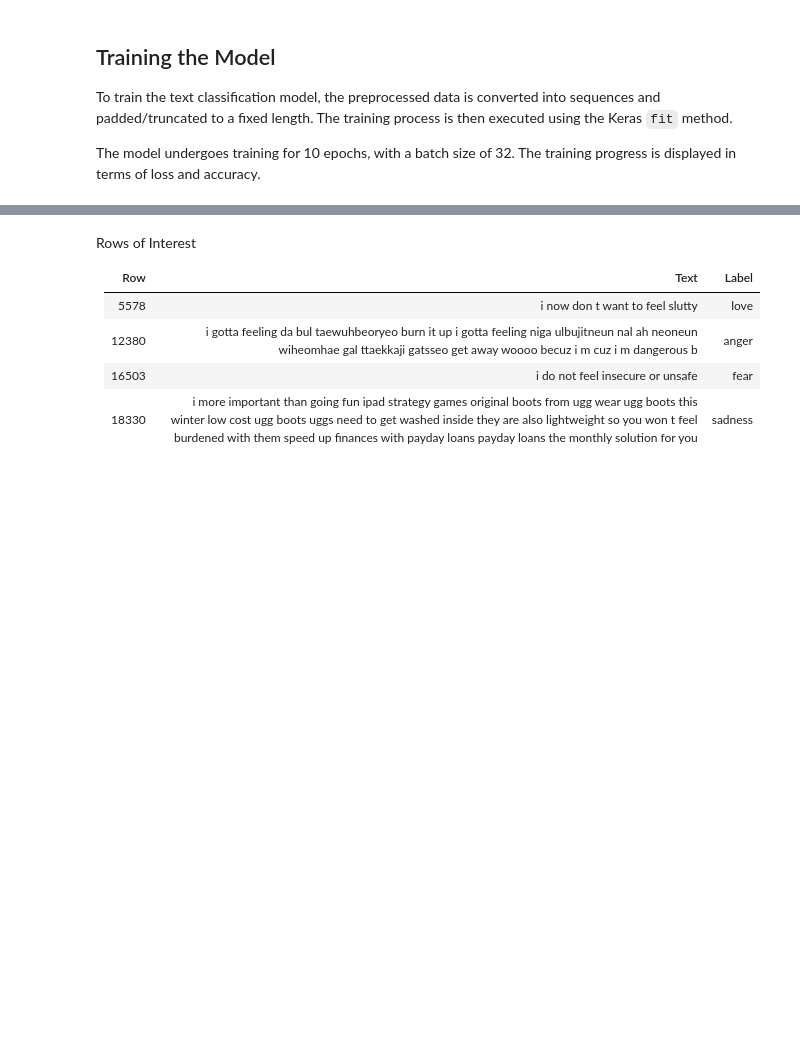
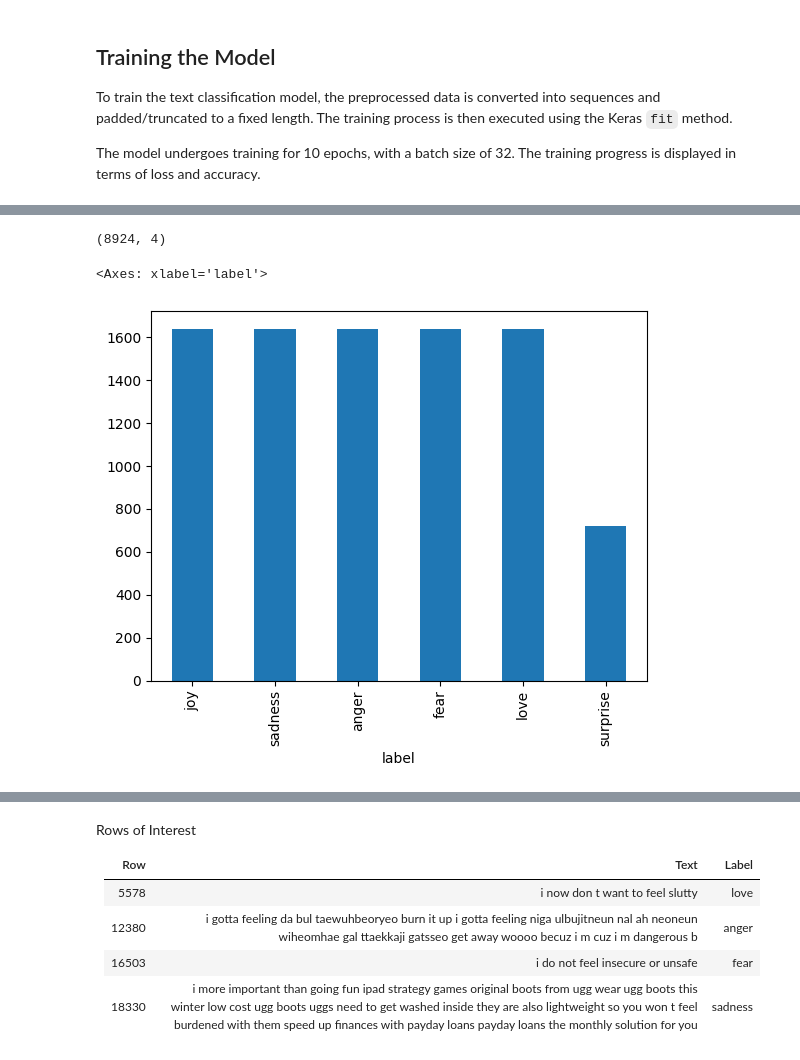
Before and after one commit to wlinds/ITHS-AI22-TF, a Jupyter notebook: Labb/labb2.ipynb, the cells around one changed output, grey strips where cells are left out. Saved outputs shown, nothing was run; the diff lists cells and outputs as text; code cells hidden in the pictures; blank space fills up the shorter version.

```diff
--- a/Labb/labb2.ipynb
+++ b/Labb/labb2.ipynb
@@ -466,0 +544,24 @@ Predicted Label: joy
+# %%
+min_samples = 1641
+
+label_counts = df['label'].value_counts()
+df2 = pd.DataFrame(columns=df.columns)
+
+for label in label_counts.index:
+    label_data = df[df['label'] == label]
+
+    if len(label_data) > min_samples:
+        label_data = label_data.sample(min_samples, random_state=42)
+
+    df2 = pd.concat([df2, label_data])
+
+df2 = df2.reset_index(drop=True)
+
+df2.shape
+# %% [output]
+(8924, 4)
+# %%
+df2['label'].value_counts().plot(kind='bar')
+# %% [output]
+<Axes: xlabel='label'>
+[figure, added]
```
Also changed, not shown: parts of 48 cells of this notebook.
